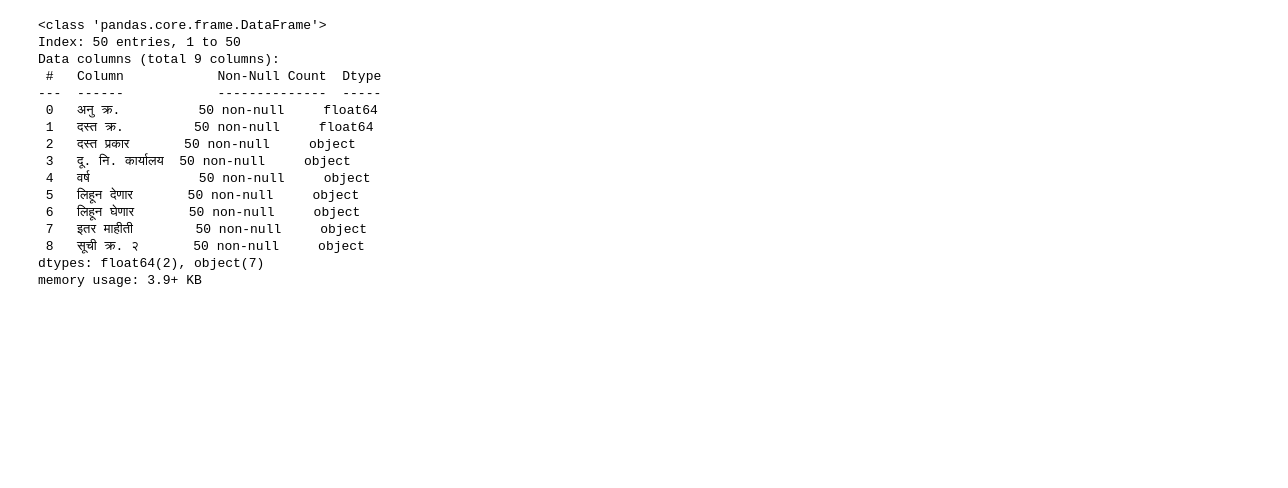
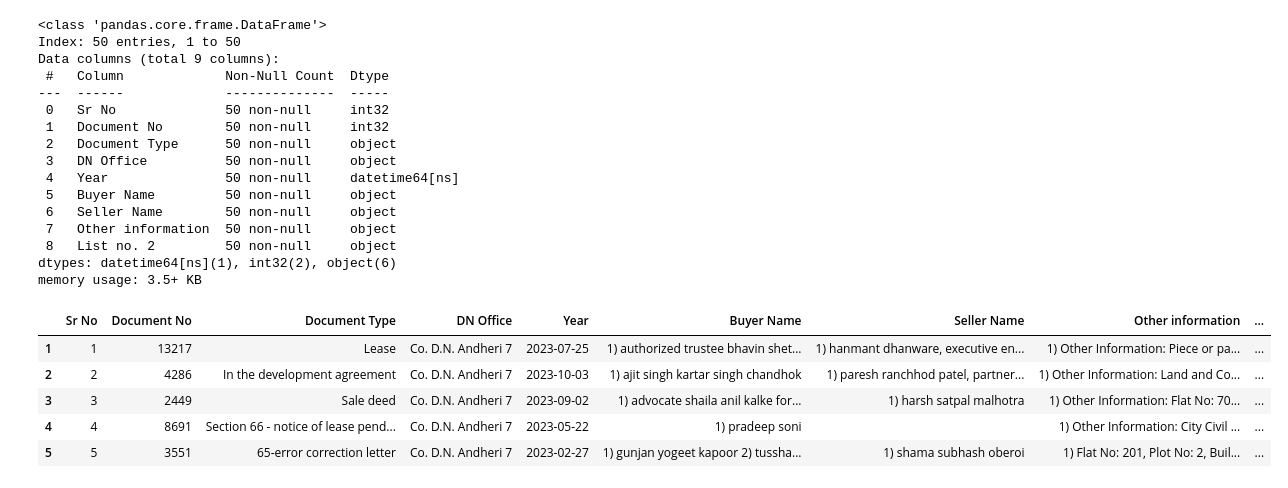
Before and after one commit to dhruvbhavsar0612/scrapper-housing, a Jupyter notebook: data.ipynb, the cells around one changed output. Drawn from its saved outputs; the diff is of its cells as text; code cells hidden in the pictures; blank space fills up the shorter version.

```diff
--- a/data.ipynb
+++ b/data.ipynb
@@ -40,3 +47,13 @@ df.rename(columns={'link':last_col}, inplace=True)
+# %%
+# here the columns have anomalies in translation
+df.rename(columns={
+    df.columns[0]:'Sr No',
+    df.columns[1]:'Document No',
+    df.columns[2]:'Document Type',
+    df.columns[3]:'D.N. Office',
+    df.columns[5]:'Buyer Name',
+    df.columns[6]:'Seller Name',
+}, inplace=True)
 # %%
 df
 # %% [output]
@@ -59,0 +87,5 @@ df
+# %%
+df.replace(to_replace='Amphideviate', value='affidavit', inplace=True)
+df.replace(to_replace='Deed of Transfer', value='transfer deed', inplace=True)
+df.replace(to_replace='leasedeed',value='lease deed',inplace=True)
+df.replace(to_replace='Section 66 - Notice of lie pendency', value='Section 66 - Notice of lease pendency', inplace=True)
@@ -60,19 +105,31 @@ df
+# %%
+df['Year'] = pd.to_datetime(df['Year'], format='mixed')
+# %%
+# df['Sr No'] = df['Sr No'].astype('int32')
+# df['Document No'] = df['Document No'].astype('int32')
+for col in df.columns:
+    if df[col].dtype == 'float64':
+        df[col] = df[col].astype('int32')
+
+df['Document Type'] = df['Document Type'].str.capitalize()
+df['Buyer Name'] = df['Buyer Name'].str.capitalize()
+df['Seller Name'] = df['Seller Name'].str.capitalize()
 # %%
 df.info()
 # %% [output]
 <class 'pandas.core.frame.DataFrame'>
 Index: 50 entries, 1 to 50
 Data columns (total 9 columns):
- #   Column            Non-Null Count  Dtype
----  ------            --------------  -----
- 0   अनु क्र.          50 non-null     float64
- 1   दस्त क्र.         50 non-null     float64
- 2   दस्त प्रकार       50 non-null     object
- 3   दू. नि. कार्यालय  50 non-null     object
- 4   वर्ष              50 non-null     object
- 5   लिहून देणार       50 non-null     object
- 6   लिहून घेणार       50 non-null     object
- 7   इतर माहीती        50 non-null     object
- 8   सूची क्र. २       50 non-null     object
-dtypes: float64(2), object(7)
-memory usage: 3.9+ KB
+ #   Column             Non-Null Count  Dtype
+---  ------             --------------  -----
+ 0   Sr No              50 non-null     int32
+ 1   Document No        50 non-null     int32
+ 2   Document Type      50 non-null     object
+ 3   DN Office          50 non-null     object
+ 4   Year               50 non-null     datetime64[ns]
+ 5   Buyer Name         50 non-null     object
+ 6   Seller Name        50 non-null     object
+ 7   Other information  50 non-null     object
+ 8   List no. 2         50 non-null     object
+dtypes: datetime64[ns](1), int32(2), object(6)
+memory usage: 3.5+ KB
@@ -78,0 +138,9 @@ memory usage: 3.9+ KB
+# %%
+df.head()
+# %% [output]
+|  | Sr No | Document No | Document Type | DN Office | Year | Buyer Name | Seller Name | Other information | ... |
+| 1 | 1 | 13217 | Lease | Co. D.N. Andheri 7 | 2023-07-25 | 1) authorized trustee bhavin shet... | 1) hanmant dhanware, executive en... | 1) Other Information: Piece or pa... | ... |
+| 2 | 2 | 4286 | In the development agreement | Co. D.N. Andheri 7 | 2023-10-03 | 1) ajit singh kartar singh chandhok | 1) paresh ranchhod patel, partner... | 1) Other Information: Land and Co... | ... |
+| 3 | 3 | 2449 | Sale deed | Co. D.N. Andheri 7 | 2023-09-02 | 1) advocate shaila anil kalke for... | 1) harsh satpal malhotra | 1) Other Information: Flat No: 70... | ... |
+| 4 | 4 | 8691 | Section 66 - notice of lease pend... | Co. D.N. Andheri 7 | 2023-05-22 | 1) pradeep soni |  | 1) Other Information: City Civil ... | ... |
+| 5 | 5 | 3551 | 65-error correction letter | Co. D.N. Andheri 7 | 2023-02-27 | 1) gunjan yogeet kapoor 2) tussha... | 1) shama subhash oberoi | 1) Flat No: 201, Plot No: 2, Buil... | ... |
```
Also changed, not shown: parts of 23 cells of this notebook, 10 other files.
